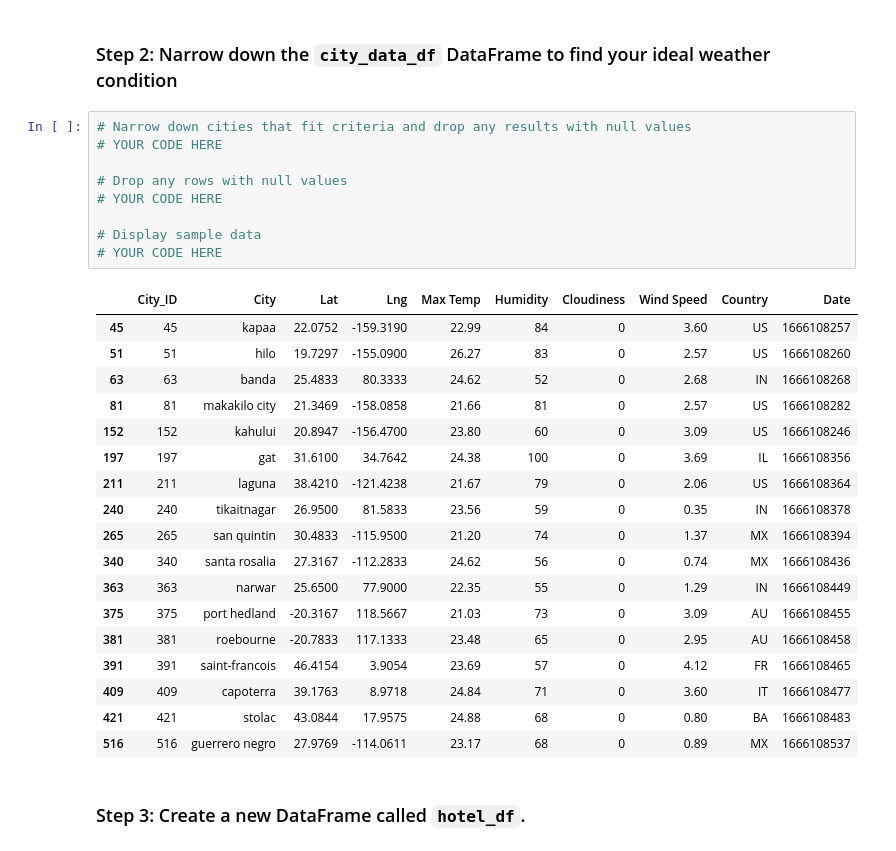
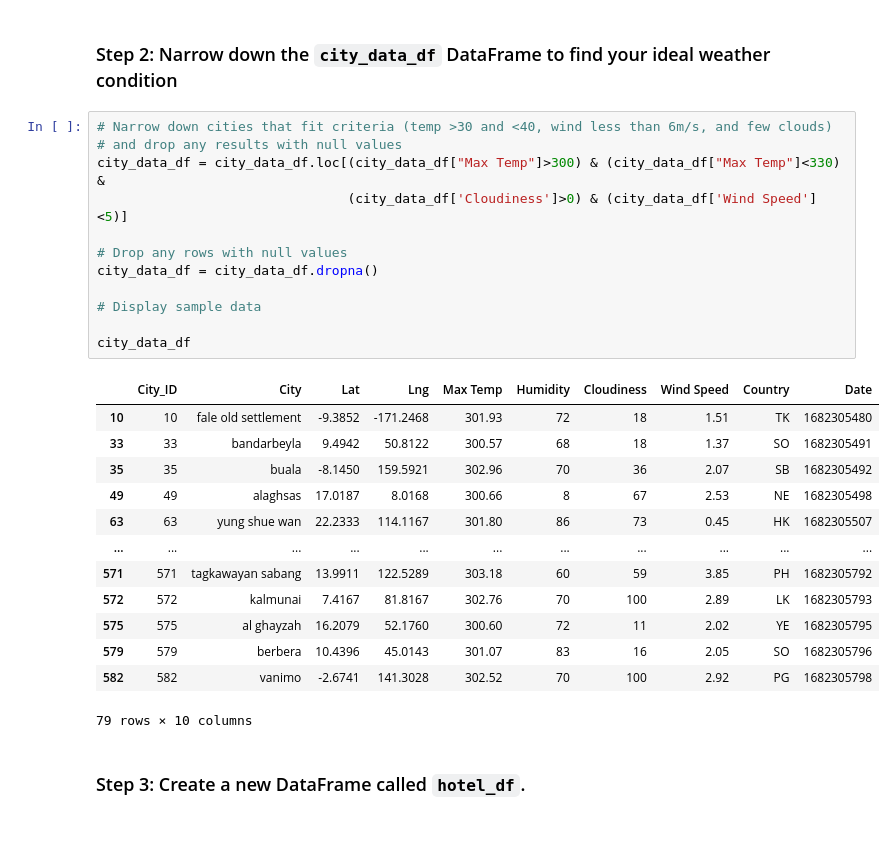
Before and after one commit to sydneysteele03/python-api-challenge, a Jupyter notebook: VacationPy.ipynb, the cells around one changed output. Drawn from its saved outputs; the diff is of its cells as text.

```diff
--- a/VacationPy.ipynb
+++ b/VacationPy.ipynb
@@ -44,33 +43,31 @@ map1
 # %% [markdown]
 ### Step 2: Narrow down the `city_data_df` DataFrame to find your ideal weather condition
 # %%
-# Narrow down cities that fit criteria and drop any results with null values
-# YOUR CODE HERE
+# Narrow down cities that fit criteria (temp >30 and <40, wind less than 6m/s, and few clouds)
+# and drop any results with null values
+city_data_df = city_data_df.loc[(city_data_df["Max Temp"]>300) & (city_data_df["Max Temp"]<330) &
+                                (city_data_df['Cloudiness']>0) & (city_data_df['Wind Speed']<5)]
 
 # Drop any rows with null values
-# YOUR CODE HERE
+city_data_df = city_data_df.dropna()
 
 # Display sample data
-# YOUR CODE HERE
+
+city_data_df
 # %% [output]
 |  | City_ID | City | Lat | Lng | Max Temp | Humidity | Cloudiness | Wind Speed | Country | Date |
-| 45 | 45 | kapaa | 22.0752 | -159.3190 | 22.99 | 84 | 0 | 3.60 | US | 1666108257 |
-| 51 | 51 | hilo | 19.7297 | -155.0900 | 26.27 | 83 | 0 | 2.57 | US | 1666108260 |
-| 63 | 63 | banda | 25.4833 | 80.3333 | 24.62 | 52 | 0 | 2.68 | IN | 1666108268 |
-| 81 | 81 | makakilo city | 21.3469 | -158.0858 | 21.66 | 81 | 0 | 2.57 | US | 1666108282 |
-| 152 | 152 | kahului | 20.8947 | -156.4700 | 23.80 | 60 | 0 | 3.09 | US | 1666108246 |
-| 197 | 197 | gat | 31.6100 | 34.7642 | 24.38 | 100 | 0 | 3.69 | IL | 1666108356 |
-| 211 | 211 | laguna | 38.4210 | -121.4238 | 21.67 | 79 | 0 | 2.06 | US | 1666108364 |
-| 240 | 240 | tikaitnagar | 26.9500 | 81.5833 | 23.56 | 59 | 0 | 0.35 | IN | 1666108378 |
-| 265 | 265 | san quintin | 30.4833 | -115.9500 | 21.20 | 74 | 0 | 1.37 | MX | 1666108394 |
-| 340 | 340 | santa rosalia | 27.3167 | -112.2833 | 24.62 | 56 | 0 | 0.74 | MX | 1666108436 |
-| 363 | 363 | narwar | 25.6500 | 77.9000 | 22.35 | 55 | 0 | 1.29 | IN | 1666108449 |
-| 375 | 375 | port hedland | -20.3167 | 118.5667 | 21.03 | 73 | 0 | 3.09 | AU | 1666108455 |
-| 381 | 381 | roebourne | -20.7833 | 117.1333 | 23.48 | 65 | 0 | 2.95 | AU | 1666108458 |
-| 391 | 391 | saint-francois | 46.4154 | 3.9054 | 23.69 | 57 | 0 | 4.12 | FR | 1666108465 |
-| 409 | 409 | capoterra | 39.1763 | 8.9718 | 24.84 | 71 | 0 | 3.60 | IT | 1666108477 |
-| 421 | 421 | stolac | 43.0844 | 17.9575 | 24.88 | 68 | 0 | 0.80 | BA | 1666108483 |
-| 516 | 516 | guerrero negro | 27.9769 | -114.0611 | 23.17 | 68 | 0 | 0.89 | MX | 1666108537 |
+| 10 | 10 | fale old settlement | -9.3852 | -171.2468 | 301.93 | 72 | 18 | 1.51 | TK | 1682305480 |
+| 33 | 33 | bandarbeyla | 9.4942 | 50.8122 | 300.57 | 68 | 18 | 1.37 | SO | 1682305491 |
+| 35 | 35 | buala | -8.1450 | 159.5921 | 302.96 | 70 | 36 | 2.07 | SB | 1682305492 |
+| 49 | 49 | alaghsas | 17.0187 | 8.0168 | 300.66 | 8 | 67 | 2.53 | NE | 1682305498 |
+| 63 | 63 | yung shue wan | 22.2333 | 114.1167 | 301.80 | 86 | 73 | 0.45 | HK | 1682305507 |
+| ... | ... | ... | ... | ... | ... | ... | ... | ... | ... | ... |
+| 571 | 571 | tagkawayan sabang | 13.9911 | 122.5289 | 303.18 | 60 | 59 | 3.85 | PH | 1682305792 |
+| 572 | 572 | kalmunai | 7.4167 | 81.8167 | 302.76 | 70 | 100 | 2.89 | LK | 1682305793 |
+| 575 | 575 | al ghayzah | 16.2079 | 52.1760 | 300.60 | 72 | 11 | 2.02 | YE | 1682305795 |
+| 579 | 579 | berbera | 10.4396 | 45.0143 | 301.07 | 83 | 16 | 2.05 | SO | 1682305796 |
+| 582 | 582 | vanimo | -2.6741 | 141.3028 | 302.52 | 70 | 100 | 2.92 | PG | 1682305798 |
+79 rows × 10 columns
 # %% [markdown]
 ### Step 3: Create a new DataFrame called `hotel_df`.
 # %%
```
Also changed, not shown: parts of 6 cells of this notebook, 9 other files.
